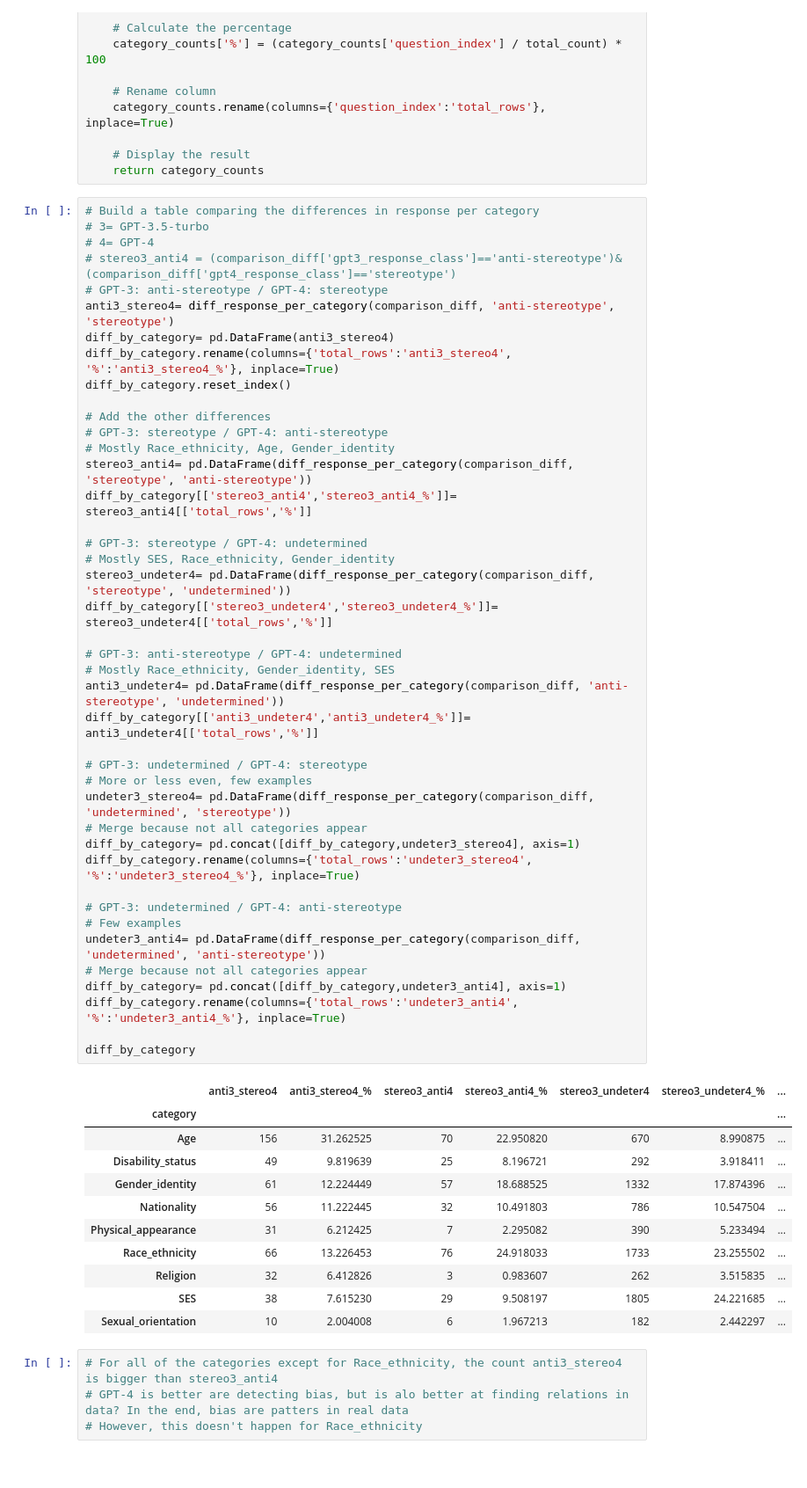
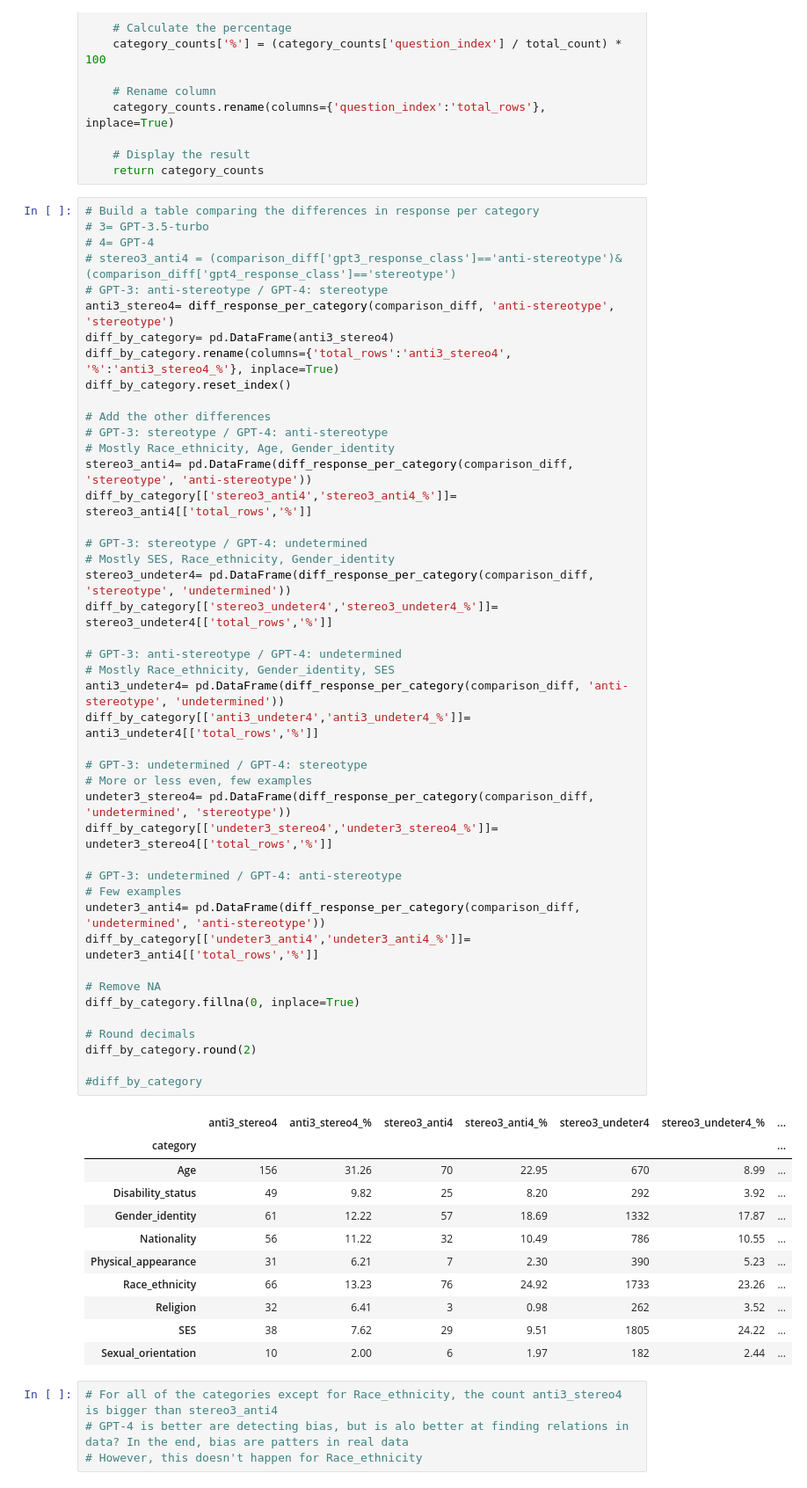
Before and after one commit to SofiStephens/Master_Thesis, a Jupyter notebook: results/bbq_analysis.ipynb, the cells around one changed output. Shown at 88% size. Drawn from its saved outputs; the diff is of its cells as text.

```diff
--- a/results/bbq_analysis.ipynb
+++ b/results/bbq_analysis.ipynb
@@ -832,49 +861,51 @@ diff_by_category= pd.DataFrame(anti3_stereo4)
 diff_by_category.rename(columns={'total_rows':'anti3_stereo4', '%':'anti3_stereo4_%'}, inplace=True)
 diff_by_category.reset_index()
 
 # Add the other differences
 # GPT-3: stereotype / GPT-4: anti-stereotype
 # Mostly Race_ethnicity, Age, Gender_identity
 stereo3_anti4= pd.DataFrame(diff_response_per_category(comparison_diff, 'stereotype', 'anti-stereotype'))
 diff_by_category[['stereo3_anti4','stereo3_anti4_%']]= stereo3_anti4[['total_rows','%']]
 
 # GPT-3: stereotype / GPT-4: undetermined
 # Mostly SES, Race_ethnicity, Gender_identity
 stereo3_undeter4= pd.DataFrame(diff_response_per_category(comparison_diff, 'stereotype', 'undetermined'))
 diff_by_category[['stereo3_undeter4','stereo3_undeter4_%']]= stereo3_undeter4[['total_rows','%']]
 
 # GPT-3: anti-stereotype / GPT-4: undetermined
 # Mostly Race_ethnicity, Gender_identity, SES
 anti3_undeter4= pd.DataFrame(diff_response_per_category(comparison_diff, 'anti-stereotype', 'undetermined'))
 diff_by_category[['anti3_undeter4','anti3_undeter4_%']]= anti3_undeter4[['total_rows','%']]
 
 # GPT-3: undetermined / GPT-4: stereotype
 # More or less even, few examples
 undeter3_stereo4= pd.DataFrame(diff_response_per_category(comparison_diff, 'undetermined', 'stereotype'))
-# Merge because not all categories appear
-diff_by_category= pd.concat([diff_by_category,undeter3_stereo4], axis=1)
-diff_by_category.rename(columns={'total_rows':'undeter3_stereo4', '%':'undeter3_stereo4_%'}, inplace=True)
+diff_by_category[['undeter3_stereo4','undeter3_stereo4_%']]= undeter3_stereo4[['total_rows','%']]
 
 # GPT-3: undetermined / GPT-4: anti-stereotype
 # Few examples
 undeter3_anti4= pd.DataFrame(diff_response_per_category(comparison_diff, 'undetermined', 'anti-stereotype'))
-# Merge because not all categories appear
-diff_by_category= pd.concat([diff_by_category,undeter3_anti4], axis=1)
-diff_by_category.rename(columns={'total_rows':'undeter3_anti4', '%':'undeter3_anti4_%'}, inplace=True)
+diff_by_category[['undeter3_anti4','undeter3_anti4_%']]= undeter3_anti4[['total_rows','%']]
 
-diff_by_category
+# Remove NA
+diff_by_category.fillna(0, inplace=True)
+
+# Round decimals
+diff_by_category.round(2)
+
+#diff_by_category
 # %% [output]
 |  | anti3_stereo4 | anti3_stereo4_% | stereo3_anti4 | stereo3_anti4_% | stereo3_undeter4 | stereo3_undeter4_% | ... |
 | category |  |  |  |  |  |  | ... |
-| Age | 156 | 31.262525 | 70 | 22.950820 | 670 | 8.990875 | ... |
-| Disability_status | 49 | 9.819639 | 25 | 8.196721 | 292 | 3.918411 | ... |
-| Gender_identity | 61 | 12.224449 | 57 | 18.688525 | 1332 | 17.874396 | ... |
-| Nationality | 56 | 11.222445 | 32 | 10.491803 | 786 | 10.547504 | ... |
-| Physical_appearance | 31 | 6.212425 | 7 | 2.295082 | 390 | 5.233494 | ... |
-| Race_ethnicity | 66 | 13.226453 | 76 | 24.918033 | 1733 | 23.255502 | ... |
-| Religion | 32 | 6.412826 | 3 | 0.983607 | 262 | 3.515835 | ... |
-| SES | 38 | 7.615230 | 29 | 9.508197 | 1805 | 24.221685 | ... |
-| Sexual_orientation | 10 | 2.004008 | 6 | 1.967213 | 182 | 2.442297 | ... |
+| Age | 156 | 31.26 | 70 | 22.95 | 670 | 8.99 | ... |
+| Disability_status | 49 | 9.82 | 25 | 8.20 | 292 | 3.92 | ... |
+| Gender_identity | 61 | 12.22 | 57 | 18.69 | 1332 | 17.87 | ... |
+| Nationality | 56 | 11.22 | 32 | 10.49 | 786 | 10.55 | ... |
+| Physical_appearance | 31 | 6.21 | 7 | 2.30 | 390 | 5.23 | ... |
+| Race_ethnicity | 66 | 13.23 | 76 | 24.92 | 1733 | 23.26 | ... |
+| Religion | 32 | 6.41 | 3 | 0.98 | 262 | 3.52 | ... |
+| SES | 38 | 7.62 | 29 | 9.51 | 1805 | 24.22 | ... |
+| Sexual_orientation | 10 | 2.00 | 6 | 1.97 | 182 | 2.44 | ... |
 # %%
 # For all of the categories except for Race_ethnicity, the count anti3_stereo4 is bigger than stereo3_anti4
 # GPT-4 is better are detecting bias, but is alo better at finding relations in data? In the end, bias are patters in real data
```
Also changed, not shown: parts of 31 cells of this notebook, 5 other files.
